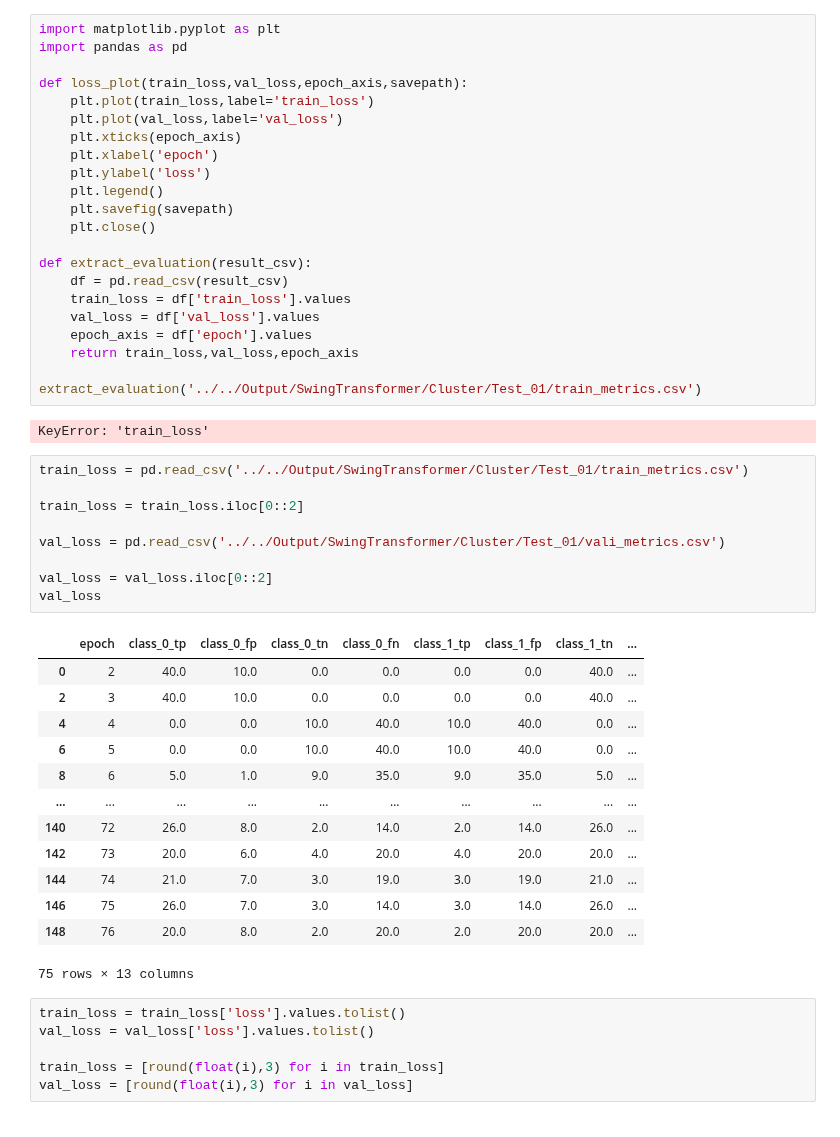
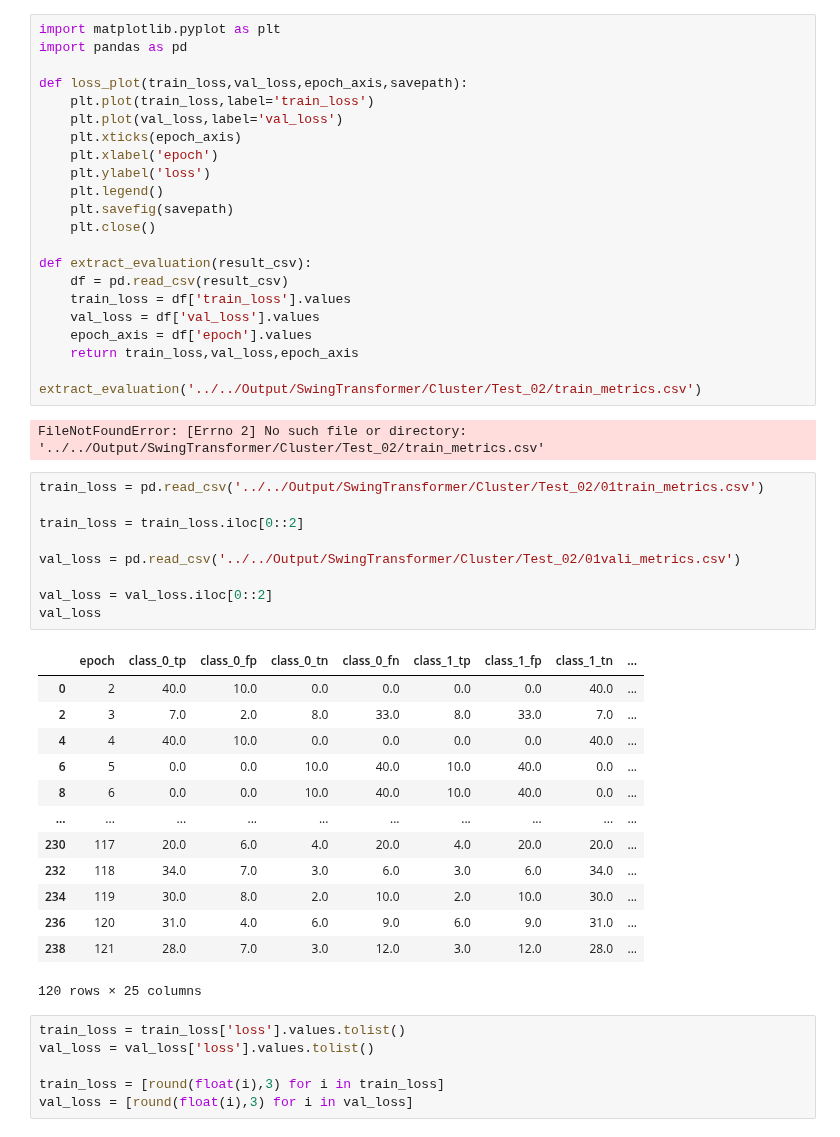
Before and after one commit to BaconDavid/CRLM_Internship_Project, a Jupyter notebook: Evaluation/Results_analysis.ipynb, the cells around one changed output. Drawn from its saved outputs; the diff is of its cells as text.

```diff
--- a/Evaluation/Results_analysis.ipynb
+++ b/Evaluation/Results_analysis.ipynb
@@ -19,32 +19,32 @@ def extract_evaluation(result_csv):
     epoch_axis = df['epoch'].values
     return train_loss,val_loss,epoch_axis
 
-extract_evaluation('../../Output/SwingTransformer/Cluster/Test_01/train_metrics.csv')
+extract_evaluation('../../Output/SwingTransformer/Cluster/Test_02/train_metrics.csv')
 # %% [output]
-KeyError: 'train_loss'
+FileNotFoundError: [Errno 2] No such file or directory: '../../Output/SwingTransformer/Cluster/Test_02/train_metrics.csv'
 # %%
-train_loss = pd.read_csv('../../Output/SwingTransformer/Cluster/Test_01/train_metrics.csv')
+train_loss = pd.read_csv('../../Output/SwingTransformer/Cluster/Test_02/01train_metrics.csv')
 
 train_loss = train_loss.iloc[0::2]
 
-val_loss = pd.read_csv('../../Output/SwingTransformer/Cluster/Test_01/vali_metrics.csv')
+val_loss = pd.read_csv('../../Output/SwingTransformer/Cluster/Test_02/01vali_metrics.csv')
 
 val_loss = val_loss.iloc[0::2]
 val_loss
 # %% [output]
 |  | epoch | class_0_tp | class_0_fp | class_0_tn | class_0_fn | class_1_tp | class_1_fp | class_1_tn | ... |
 | 0 | 2 | 40.0 | 10.0 | 0.0 | 0.0 | 0.0 | 0.0 | 40.0 | ... |
-| 2 | 3 | 40.0 | 10.0 | 0.0 | 0.0 | 0.0 | 0.0 | 40.0 | ... |
-| 4 | 4 | 0.0 | 0.0 | 10.0 | 40.0 | 10.0 | 40.0 | 0.0 | ... |
+| 2 | 3 | 7.0 | 2.0 | 8.0 | 33.0 | 8.0 | 33.0 | 7.0 | ... |
+| 4 | 4 | 40.0 | 10.0 | 0.0 | 0.0 | 0.0 | 0.0 | 40.0 | ... |
 | 6 | 5 | 0.0 | 0.0 | 10.0 | 40.0 | 10.0 | 40.0 | 0.0 | ... |
-| 8 | 6 | 5.0 | 1.0 | 9.0 | 35.0 | 9.0 | 35.0 | 5.0 | ... |
+| 8 | 6 | 0.0 | 0.0 | 10.0 | 40.0 | 10.0 | 40.0 | 0.0 | ... |
 | ... | ... | ... | ... | ... | ... | ... | ... | ... | ... |
-| 140 | 72 | 26.0 | 8.0 | 2.0 | 14.0 | 2.0 | 14.0 | 26.0 | ... |
-| 142 | 73 | 20.0 | 6.0 | 4.0 | 20.0 | 4.0 | 20.0 | 20.0 | ... |
-| 144 | 74 | 21.0 | 7.0 | 3.0 | 19.0 | 3.0 | 19.0 | 21.0 | ... |
-| 146 | 75 | 26.0 | 7.0 | 3.0 | 14.0 | 3.0 | 14.0 | 26.0 | ... |
-| 148 | 76 | 20.0 | 8.0 | 2.0 | 20.0 | 2.0 | 20.0 | 20.0 | ... |
+| 230 | 117 | 20.0 | 6.0 | 4.0 | 20.0 | 4.0 | 20.0 | 20.0 | ... |
+| 232 | 118 | 34.0 | 7.0 | 3.0 | 6.0 | 3.0 | 6.0 | 34.0 | ... |
+| 234 | 119 | 30.0 | 8.0 | 2.0 | 10.0 | 2.0 | 10.0 | 30.0 | ... |
+| 236 | 120 | 31.0 | 4.0 | 6.0 | 9.0 | 6.0 | 9.0 | 31.0 | ... |
+| 238 | 121 | 28.0 | 7.0 | 3.0 | 12.0 | 3.0 | 12.0 | 28.0 | ... |
-75 rows × 13 columns
+120 rows × 25 columns
 # %%
 train_loss = train_loss['loss'].values.tolist()
 val_loss = val_loss['loss'].values.tolist()
```
Also changed, not shown: parts of 8 cells of this notebook, 6 other files.
